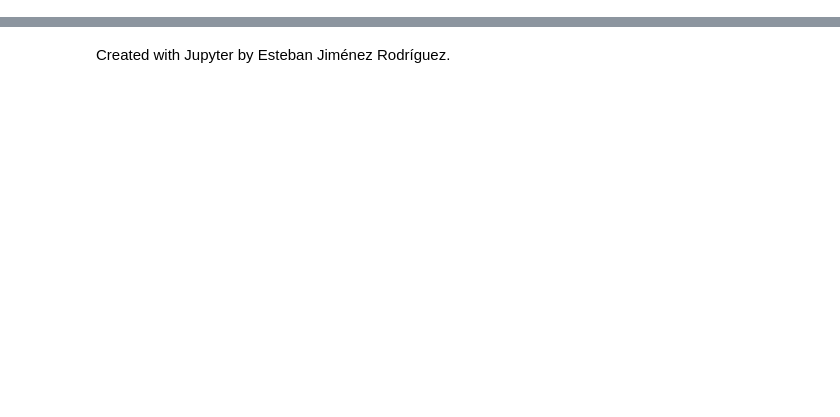
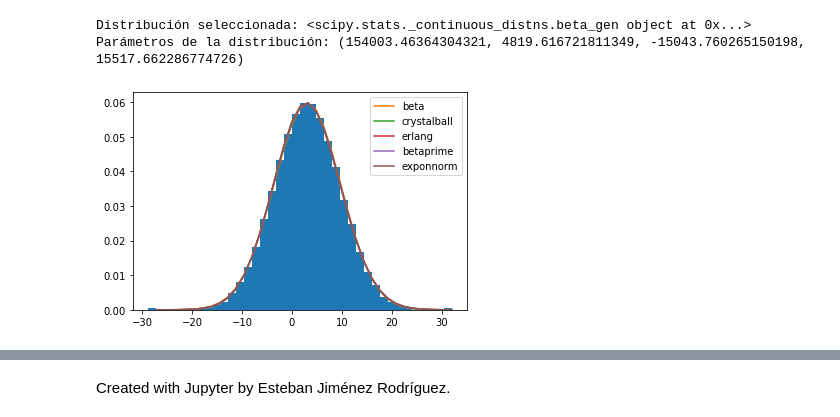
Before and after one commit to JuanPablo0719/Proyecto_Modulo1, a Jupyter notebook: ProyectoModulo1_RodriguezN1_CastroN2.ipynb, the cells around one changed output, grey strips where cells are left out. Cells and saved outputs as stored; diff of their text form; code cells hidden in the pictures; blank space fills up the shorter version.

```diff
--- a/ProyectoModulo1_RodriguezN1_CastroN2.ipynb
+++ b/ProyectoModulo1_RodriguezN1_CastroN2.ipynb
@@ -139,0 +351,30 @@ En el grupo deben haber mínimo dos integrantes y máximo tres integrantes. Para
+# %%
+#Vamos a aplicar metodos de reduccion de varianza.
+# Definición de la función de muestreo estratificado
+def m_estratificado(a, b, B):
+    Ui = np.random.uniform(a, b, B)
+    Bi = np.arange(0, B)
+    Ui_estra = (Ui + Bi) / B
+    return Ui_estra
+
+# Parámetros
+B = len(data_train)
+
+# Función para realizar muestreo estratificado y generar histograma
+def generar_histograma_muestreo(columna):
+    # Realizar muestreo estratificado
+    Ui_estratificado = m_estratificado(0, 1, len(columna))
+    datos_estratificados = st.norm(loc=np.mean(columna), scale=np.std(columna)).ppf(Ui_estratificado)
+
+    # Generar histograma
+    plt.hist(datos_estratificados, bins=100, density=True, alpha=0.5, label=f'Datos con muestreo estratificado - {columna.name}')
+    plt.xlabel('Valor')
+    plt.ylabel('Densidad')
+    plt.title(f'Histograma de {columna.name} con Muestreo Estratificado')
+    plt.legend()
+    plt.tight_layout()
+    plt.show()
+
+# Aplicar muestreo estratificado y generar histograma para cada columna seleccionada
+for columna in selected_columns.columns:
+    generar_histograma_muestreo(selected_columns[columna])
@@ -139,0 +386,13 @@ En el grupo deben haber mínimo dos integrantes y máximo tres integrantes. Para
+# %%
+# Realizar muestreo estratificado
+Ui_estratificado = m_estratificado(0, 1, B)
+datos_estratificados_precipitacion = st.norm(loc=np.mean(data_train['precipitation']), scale=np.std(data_train['precipitation'])).ppf(Ui_estratificado)
+
+# Calcular d y p utilizando la función best_dist con los datos estratificados
+d, p = best_dist(datos_estratificados_precipitacion)
+print("Distribución seleccionada:", d)
+print("Parámetros de la distribución:", p)
+# %% [output]
+Distribución seleccionada: <scipy.stats._continuous_distns.beta_gen object at 0x...>
+Parámetros de la distribución: (154003.46364304321, 4819.616721811349, -15043.760265150198, 15517.662286774726)
+[figure, added]
```
Also changed, not shown: parts of 76 cells of this notebook.
